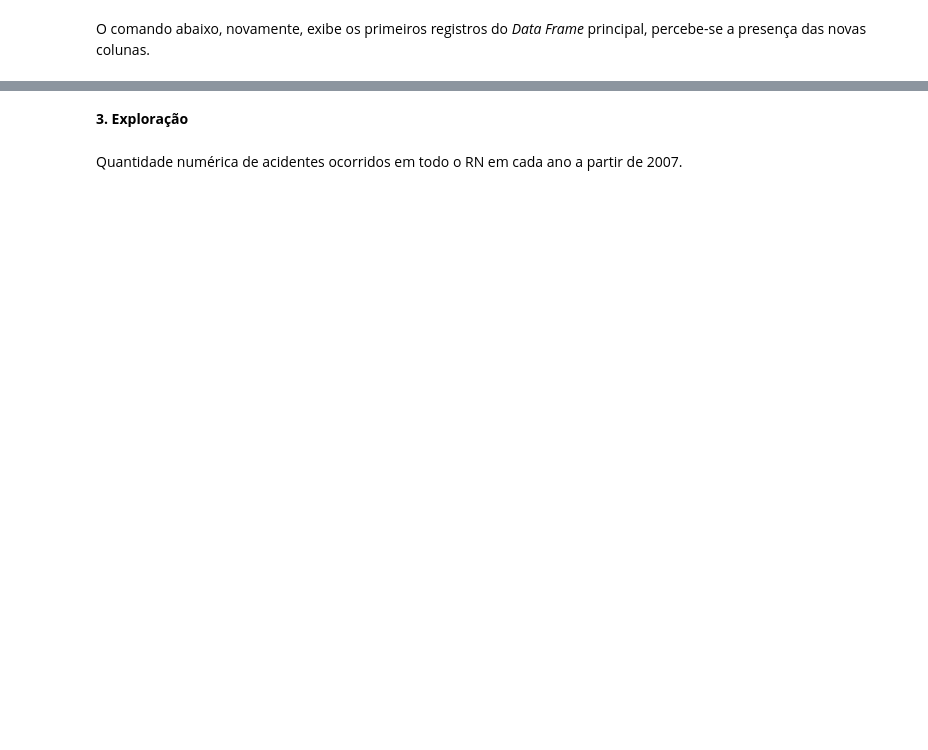
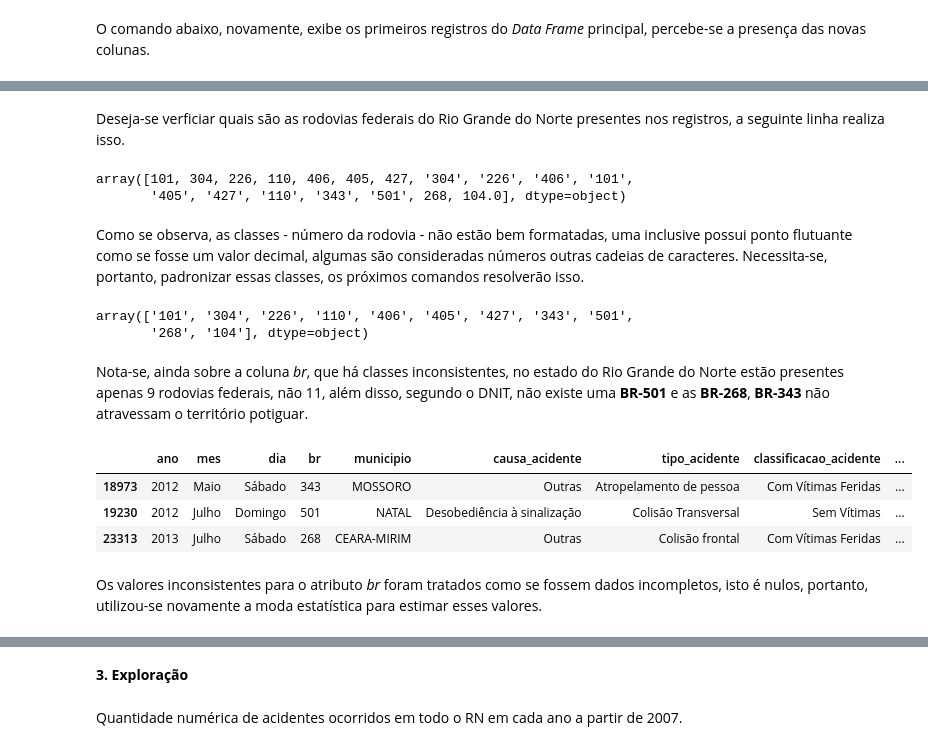
Before and after one commit to daniel-santos-7/tcc-bct, a Jupyter notebook: datatran.ipynb, the cells around one changed output, grey strips where cells are left out. Drawn from its saved outputs; the diff is of its cells as text; code cells hidden in the pictures; blank space fills up the shorter version.

```diff
--- a/datatran.ipynb
+++ b/datatran.ipynb
@@ -141,3 +118,6 @@ tipos de acidentes em falta:  0
-# %%
-# padronizar tipo de acidentes
-datatran_rn['tipo_acidente'] = datatran_rn['tipo_acidente'].str.lower().str.strip()
+# %%
+# registros sem informação da br
+br_nulos = datatran_rn[datatran_rn['br'].isnull()]
+
+# exibir registros
+br_nulos
@@ -157,3 +163,40 @@ condicao_metereologica    False
 tipo_pista                False
 uso_solo                  False
 dtype: bool
+# %% [markdown]
+Deseja-se verficiar quais são as rodovias federais do Rio Grande do Norte presentes nos registros, a seguinte linha realiza isso.
+# %%
+# verificar quais rodovias estão envolvidas nos acidentes
+datatran_rn['br'].unique()
+# %% [output]
+array([101, 304, 226, 110, 406, 405, 427, '304', '226', '406', '101',
+       '405', '427', '110', '343', '501', 268, 104.0], dtype=object)
+# %% [markdown]
+Como se observa, as classes - número da rodovia - não estão bem formatadas, uma inclusive possui ponto flutuante como se fosse um valor decimal, algumas são consideradas números outras cadeias de caracteres. Necessita-se, portanto, padronizar essas classes, os próximos comandos resolverão isso.
+# %%
+# considerar, inicialmente, a coluna como um conjunto de valores inteiros
+datatran_rn['br'] = datatran_rn['br'].astype('int')
+
+# em seguida, convertê-los como cadeias de caracteres
+datatran_rn['br'] = datatran_rn['br'].astype('str')
+
+# observar resultado
+datatran_rn['br'].unique()
+# %% [output]
+array(['101', '304', '226', '110', '406', '405', '427', '343', '501',
+       '268', '104'], dtype=object)
+# %% [markdown]
+Nota-se, ainda sobre a coluna *br*, que há classes inconsistentes, no estado do Rio Grande do Norte estão presentes apenas 9 rodovias federais, não 11, além disso, segundo o DNIT, não existe uma **BR-501** e as **BR-268**, **BR-343** não atravessam o território potiguar.
+# %%
+# registros com valores inconsistentes
+br_inconsistentes = datatran_rn[datatran_rn['br'].isin(['268','343','501'])]
+
+# exibir esses registros
+br_inconsistentes
+# %% [output]
+|  | ano | mes | dia | br | municipio | causa_acidente | tipo_acidente | classificacao_acidente | ... |
+| 18973 | 2012 | Maio | Sábado | 343 | MOSSORO | Outras | Atropelamento de pessoa | Com Vítimas Feridas | ... |
+| 19230 | 2012 | Julho | Domingo | 501 | NATAL | Desobediência à sinalização | Colisão Transversal | Sem Vítimas | ... |
+| 23313 | 2013 | Julho | Sábado | 268 | CEARA-MIRIM | Outras | Colisão frontal | Com Vítimas Feridas | ... |
+# %% [markdown]
+Os valores inconsistentes para o atributo *br* foram tratados como se fossem dados incompletos, isto é nulos, portanto, utilizou-se novamente a moda estatística para estimar esses valores.
```
Also changed, not shown: parts of 30 cells of this notebook.
